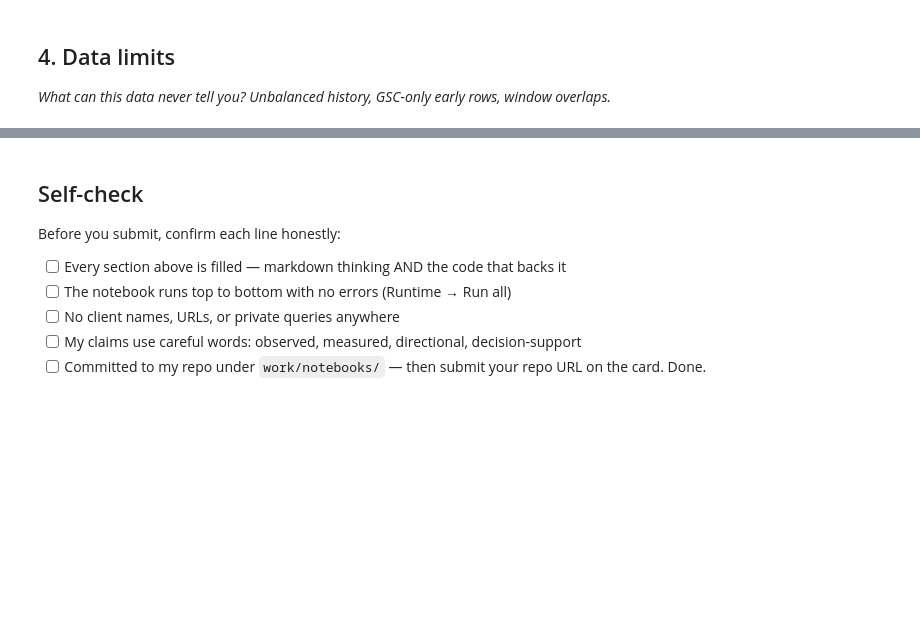
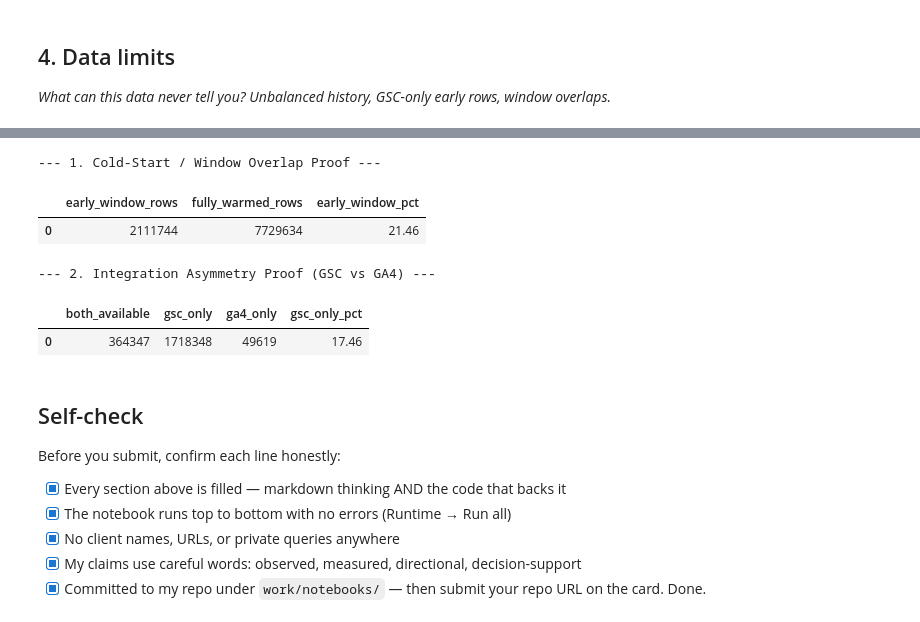
Before and after one commit to akhilabusalih/flyrank-ml-internship, a Jupyter notebook: work/notebooks/w03_data_contract.ipynb, the cells around one changed output, grey strips where cells are left out. Drawn from its saved outputs; the diff is of its cells as text; code cells hidden in the pictures; blank space fills up the shorter version.

```diff
--- a/work/notebooks/w03_data_contract.ipynb
+++ b/work/notebooks/w03_data_contract.ipynb
@@ -25,10 +206,44 @@ This skeleton is yours to fill. Work the sections **in order** — each one has
+# %%
+# 1. Measure Cold-Start / Early-Window Rows (First 7 Days of Month)
+query_cold_start = f"""
+SELECT
+    COUNT(CASE WHEN report_date < '2026-03-08' THEN 1 END) AS early_window_rows,
+    COUNT(CASE WHEN report_date >= '2026-03-08' THEN 1 END) AS fully_warmed_rows,
+    ROUND(COUNT(CASE WHEN report_date < '2026-03-08' THEN 1 END) * 100.0 / COUNT(*), 2) AS early_window_pct
+FROM '{PERFORMANCE_TABLE}'
+WHERE month = '2026-03';
+"""
+
+# 2. Measure Integration Asymmetry (GSC vs GA4 Availability Discrepancy)
+query_asymmetry = f"""
+SELECT
+    COUNT(CASE WHEN gsc_data_available IS TRUE AND ga4_data_available IS TRUE THEN 1 END) AS both_available,
+    COUNT(CASE WHEN gsc_data_available IS TRUE AND ga4_data_available IS FALSE THEN 1 END) AS gsc_only,
+    COUNT(CASE WHEN gsc_data_available IS FALSE AND ga4_data_available IS TRUE THEN 1 END) AS ga4_only,
+    ROUND(COUNT(CASE WHEN gsc_data_available IS TRUE AND ga4_data_available IS FALSE THEN 1 END) * 100.0 / COUNT(*), 2) AS gsc_only_pct
+FROM '{PERFORMANCE_TABLE}'
+WHERE month = '2026-03';
+"""
+
+print("--- 1. Cold-Start / Window Overlap Proof ---")
+display(con.execute(query_cold_start).df())
+
+print("\n--- 2. Integration Asymmetry Proof (GSC vs GA4) ---")
+display(con.execute(query_asymmetry).df())
+# %% [output]
+--- 1. Cold-Start / Window Overlap Proof ---
+|  | early_window_rows | fully_warmed_rows | early_window_pct |
+| 0 | 2111744 | 7729634 | 21.46 |
+--- 2. Integration Asymmetry Proof (GSC vs GA4) ---
+|  | both_available | gsc_only | ga4_only | gsc_only_pct |
+| 0 | 364347 | 1718348 | 49619 | 17.46 |
 # %% [markdown]
 ## Self-check
 
 Before you submit, confirm each line honestly:
 
-- [ ] Every section above is filled — markdown thinking AND the code that backs it
-- [ ] The notebook runs top to bottom with no errors (Runtime → Run all)
-- [ ] No client names, URLs, or private queries anywhere
-- [ ] My claims use careful words: observed, measured, directional, decision-support
-- [ ] Committed to my repo under `work/notebooks/` — then submit your repo URL on the card. Done.
+- [x] Every section above is filled — markdown thinking AND the code that backs it
+- [x] The notebook runs top to bottom with no errors (Runtime → Run all)
+- [x] No client names, URLs, or private queries anywhere
+- [x] My claims use careful words: observed, measured, directional, decision-support
+- [x] Committed to my repo under `work/notebooks/` — then submit your repo URL on the card. Done.
```
Also changed, not shown: parts of 9 cells of this notebook.
